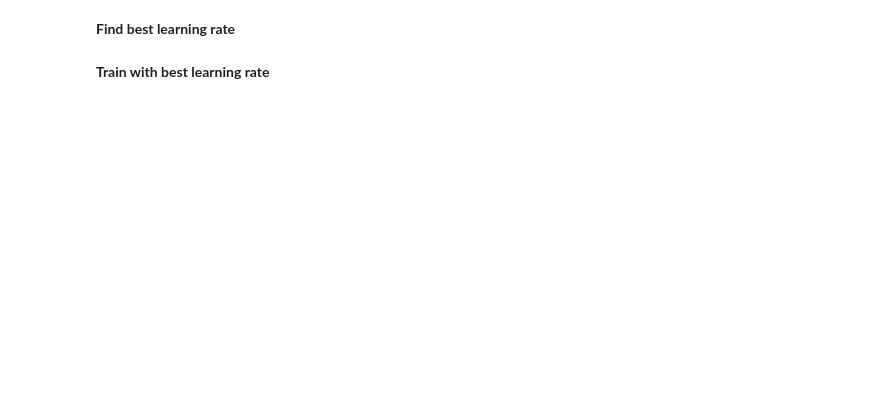
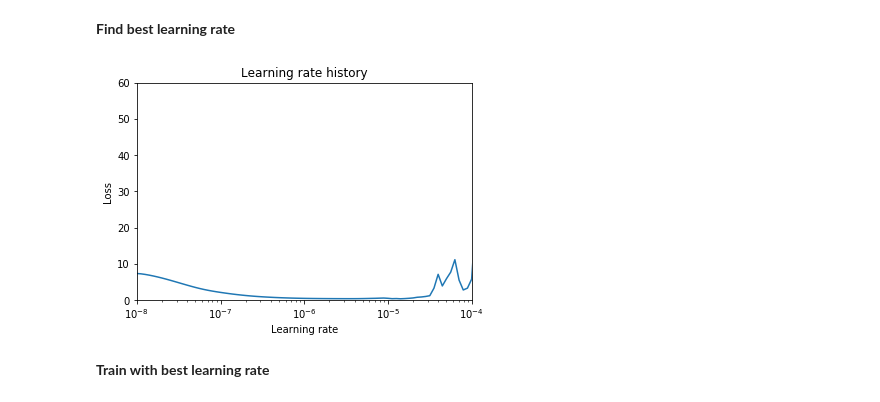
Before and after one commit to ignaciogatti/artwork-sequence-prediction, a Jupyter notebook: Time-series-prediction-one-feature.ipynb, the cells around one changed output. Drawn from its saved outputs; the diff is of its cells as text; code cells hidden in the pictures; blank space fills up the shorter version.

```diff
--- a/Time-series-prediction-one-feature.ipynb
+++ b/Time-series-prediction-one-feature.ipynb
@@ -12,0 +29,6 @@ impressionist_sorted_matrix = np.load('impressionist_sorted_matrix.npy')
+# %%
+df_x_train = pd.read_csv(museum_sequence_path['x_train'], index_col=0)
+df_x_test = pd.read_csv(museum_sequence_path['x_test'], index_col=0)
+x_train_matrix = np.load(museum_sequence_path['x_train_matrix'])
+x_test_matrix = np.load(museum_sequence_path['x_test_matrix'])
+df_x_train.head()
@@ -16,26 +54,24 @@ time = np.arange(impressionist_sorted_matrix.shape[0])
 ## Split dataset
 # %% [markdown]
 **Define window size**
-# %%
-split_time = 4500
-
-#Define feature
-x = impressionist_sorted_matrix[:,0]
-
-#split time serie
-time_train = time[:split_time]
-time_valid = time[split_time:]
-
-
-window_size = 20
-batch_size = 256
-shuffle_buffer_size = 1000
+# %%
+split_time = x_train_matrix.shape[0]
+
+X = np.concatenate((x_train_matrix, x_test_matrix))
+#Define feature
+x_feature = X[:,0]
+
+#the length mean average of the tours
+window_size = 5
+
+batch_size = 128
+shuffle_buffer_size = 300
 # %% [markdown]
 **Create windowed dataset**
 # %%
 from Prediction_model_feature import Windowed_Dataset
 # %%
-dataset = Windowed_Dataset(x,
+dataset = Windowed_Dataset(x_feature,
                            split_time=split_time,
                            window_size=window_size,
                            shuffle_buffer=shuffle_buffer_size,
@@ -93,8 +171,16 @@ history = model.fit(train_set, epochs=100, callbacks=[lr_schedule])
 # %%
 import matplotlib.pyplot as plt
 
 plt.semilogx(history.history["lr"], history.history["loss"])
 plt.axis([1e-8, 1e-4, 0, 60])
+plt.title('Learning rate history')
+plt.xlabel("Learning rate")
+plt.ylabel("Loss")
+
+plt.savefig(os.path.join(PLOT_PATH, 'learning_rate.png'))
+plt.show()
+# %% [output]
+[figure, added]
 # %%
 min_index = np.argmin(np.array(history.history["loss"]))
 lr = history.history['lr'][min_index]
```
Also changed, not shown: parts of 22 cells of this notebook, 7 other files.
